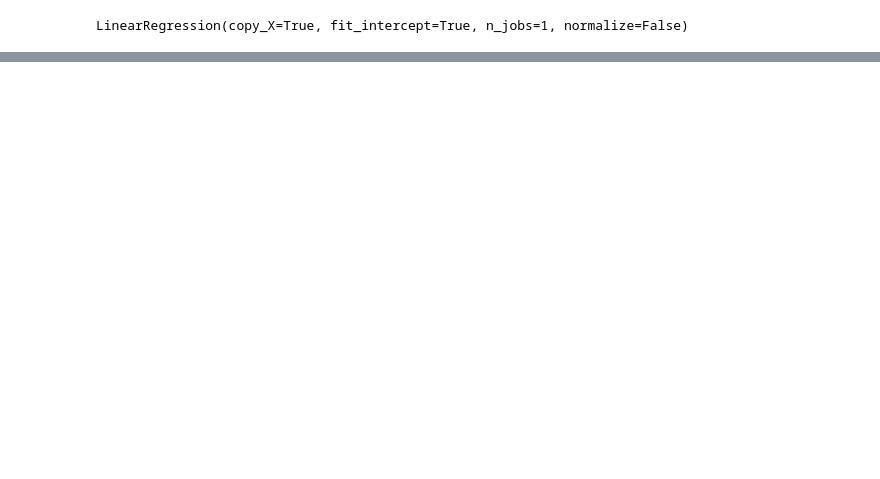
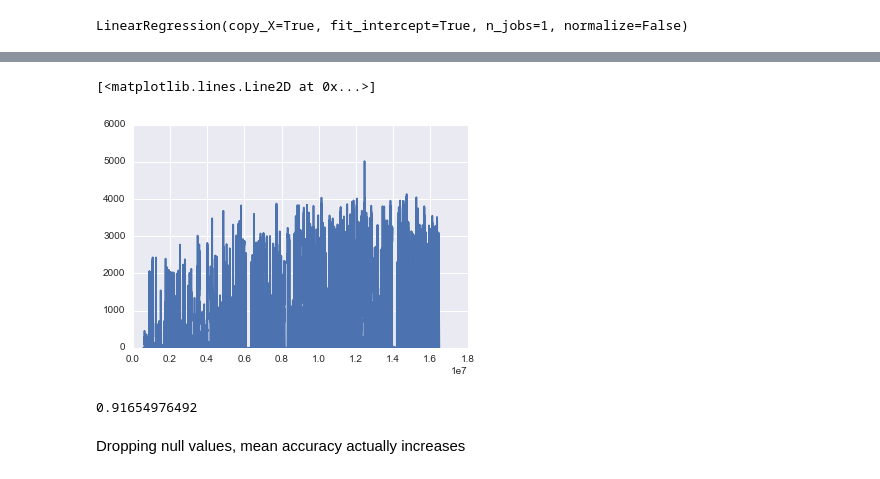
Before and after one commit to e-bug/solarity, a Jupyter notebook: learning/irradianceToPower.ipynb, the cells around one changed output, grey strips where cells are left out. Saved outputs shown, nothing was run; the diff lists cells and outputs as text; code cells hidden in the pictures; blank space fills up the shorter version.

```diff
--- a/learning/irradianceToPower.ipynb
+++ b/learning/irradianceToPower.ipynb
@@ -209,0 +258,4 @@ plt.show()
+# %%
+new_panels_date = datetime(2016,5,24,7,31,0)
+# %%
+ts_double_panels = get_timestamp_from_time(new_panels_date)
@@ -209,0 +266,3 @@ plt.show()
+# %%
+y2 = power2.loc[power2.timestamp >= ts_double_panels]['power'] / 2
+y2.head()
@@ -209,0 +276,2 @@ plt.show()
+# %%
+power2.ix[power2.timestamp >= ts_double_panels, 'power'] = y2
@@ -209,0 +287,5 @@ plt.show()
+# %%
+plt.plot(power2.timestamp, power2.power)
+# %% [output]
+[<matplotlib.lines.Line2D at 0x...>]
+[figure, added]
@@ -209,0 +299,6 @@ plt.show()
+# %%
+print(scores2.mean())
+# %% [output]
+0.91654976492
+# %% [markdown]
+Dropping null values, mean accuracy actually increases
```
Also changed, not shown: parts of 54 cells of this notebook.
